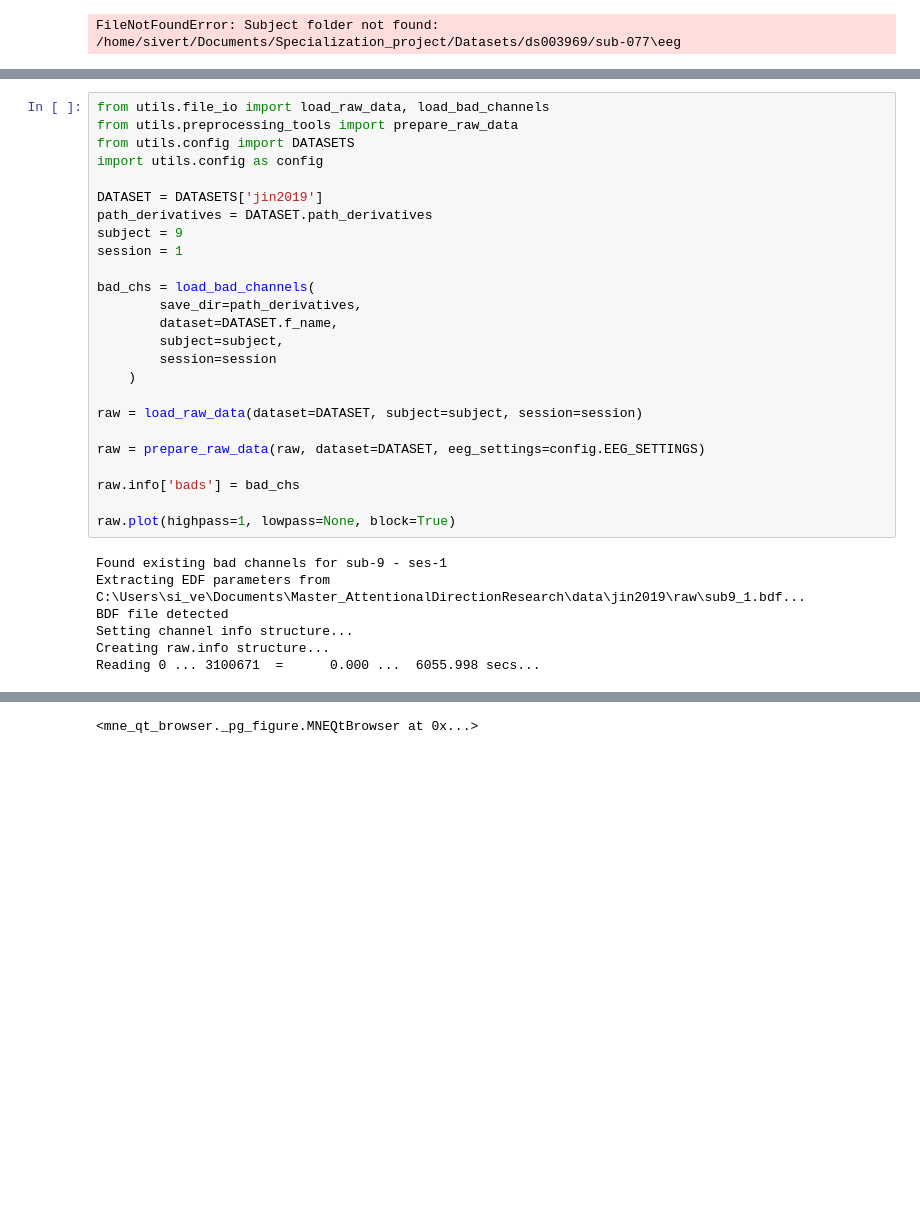
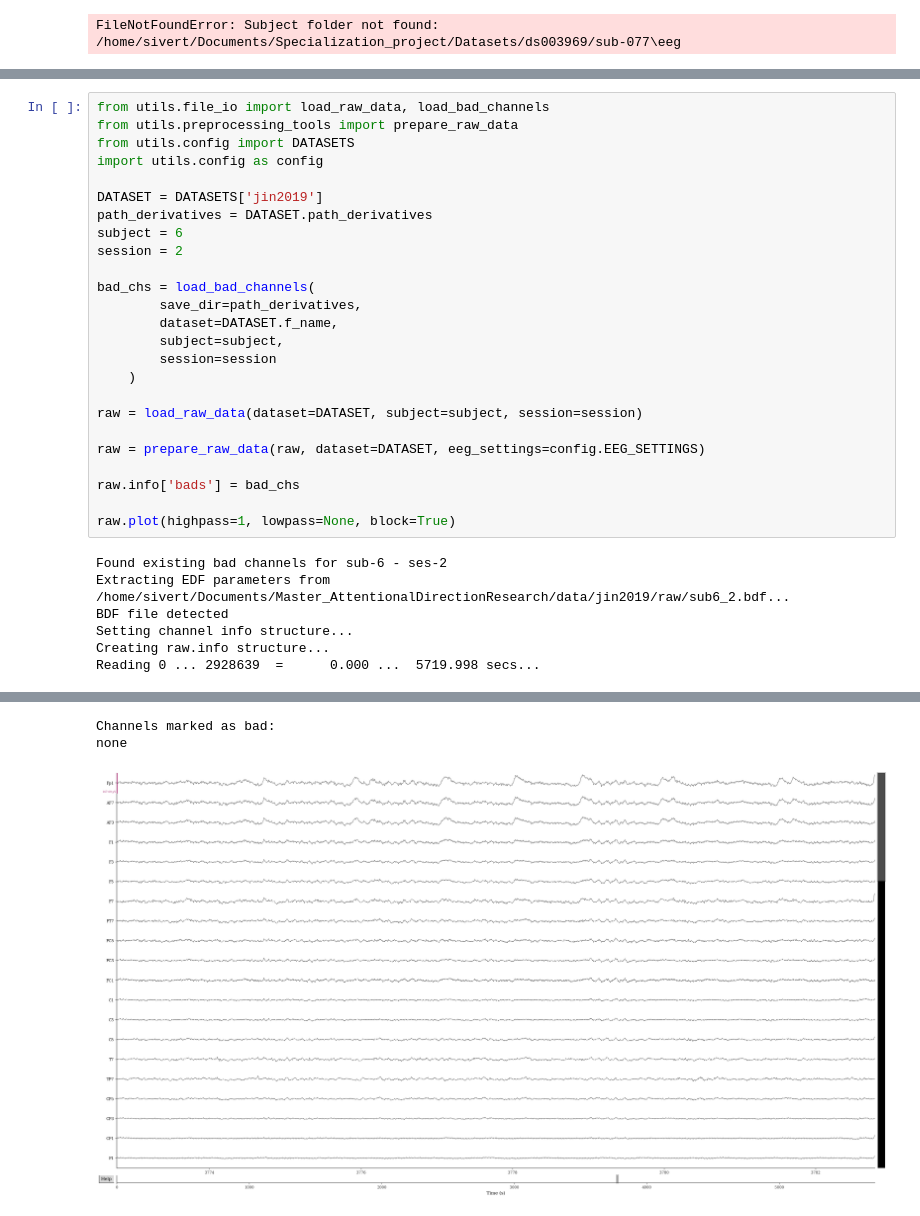
Before and after one commit to sivertbk/Master_AttentionalDirectionResearch, a Jupyter notebook: notebooks/braboszcz2017/blabla_delete_later.ipynb, the cells around one changed output, grey strips where cells are left out. Cells and saved outputs as stored; diff of their text form; blank space fills up the shorter version.

```diff
--- a/notebooks/braboszcz2017/blabla_delete_later.ipynb
+++ b/notebooks/braboszcz2017/blabla_delete_later.ipynb
@@ -199,8 +202,8 @@ import utils.config as config
 
 DATASET = DATASETS['jin2019']
 path_derivatives = DATASET.path_derivatives
-subject = 9
-session = 1
+subject = 6
+session = 2
 
 bad_chs = load_bad_channels(
         save_dir=path_derivatives,
@@ -217,9 +220,9 @@ raw.info['bads'] = bad_chs
 
 raw.plot(highpass=1, lowpass=None, block=True)
 # %% [output]
-Found existing bad channels for sub-9 - ses-1
-Extracting EDF parameters from C:\Users\si_ve\Documents\Master_AttentionalDirectionResearch\data\jin2019\raw\sub9_1.bdf...
+Found existing bad channels for sub-6 - ses-2
+Extracting EDF parameters from /home/sivert/Documents/Master_AttentionalDirectionResearch/data/jin2019/raw/sub6_2.bdf...
 BDF file detected
 Setting channel info structure...
 Creating raw.info structure...
-Reading 0 ... 3100671  =      0.000 ...  6055.998 secs...
+Reading 0 ... 2928639  =      0.000 ...  5719.998 secs...
@@ -242 +243,3 @@ Channels marked as bad:
-<mne_qt_browser._pg_figure.MNEQtBrowser at 0x...>
+Channels marked as bad:
+none
+[figure, added]
```
Also changed, not shown: parts of 3 cells of this notebook, 10 other files.
